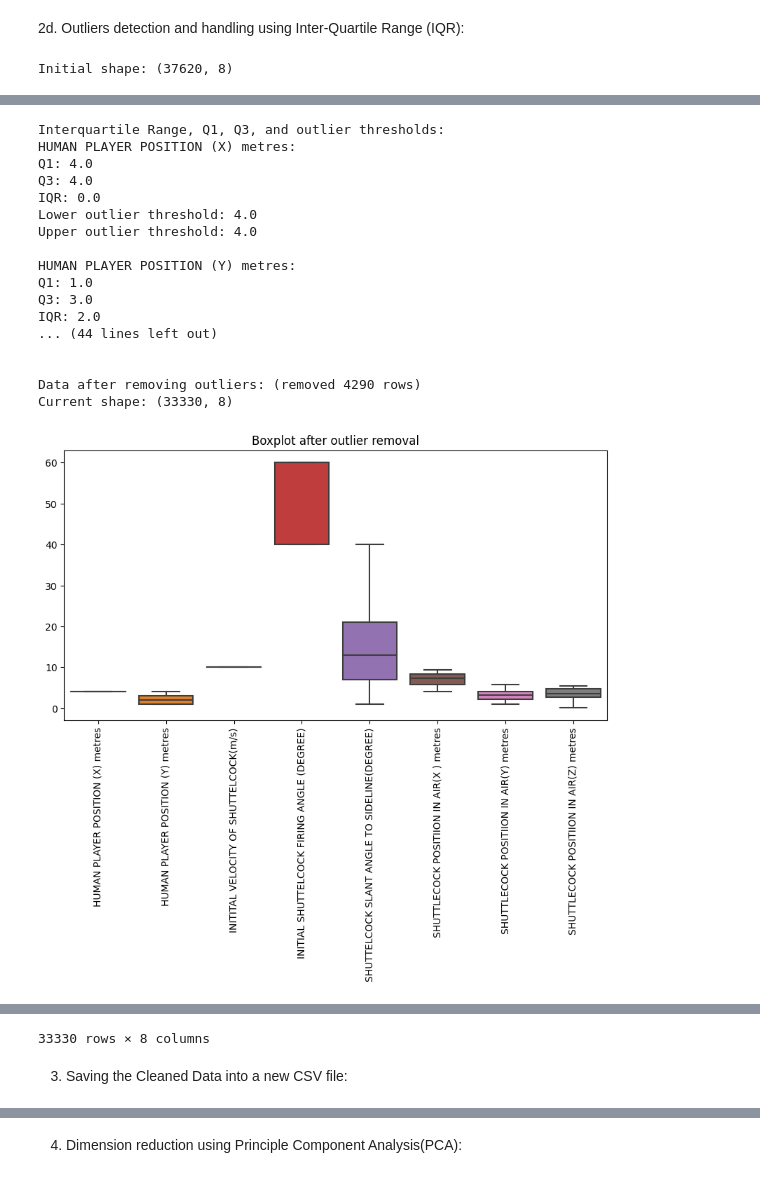
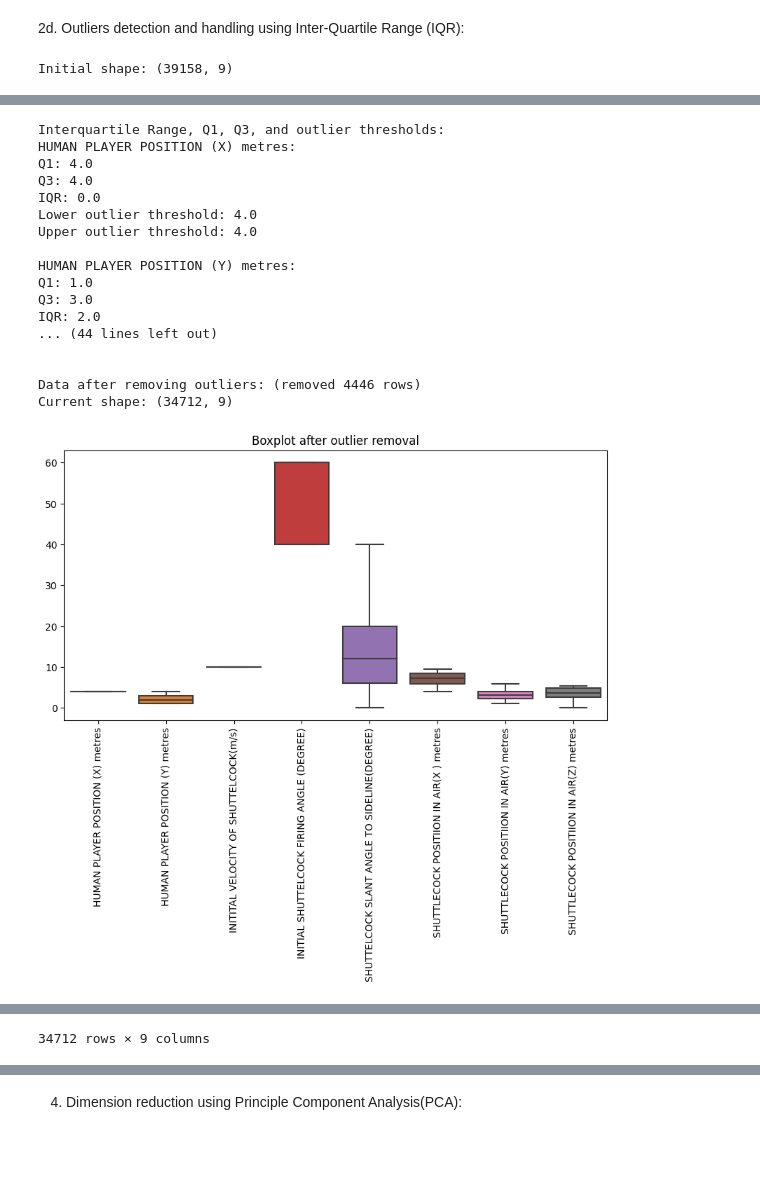
Before and after one commit to xunthongkkkkkk/DataAnalytics3005, a Jupyter notebook: data-preprocessing-badmintondata-jinwei/data-preprocessing-badmintondata.ipynb, the cells around one changed output, grey strips where cells are left out. Saved outputs shown, nothing was run; the diff lists cells and outputs as text; code cells hidden in the pictures; blank space fills up the shorter version.

Commit message:
1. Add SHOT_ID col, 2. Add OUT_OF_COURT_SHOT col, 3. Fix remove zero bugs.

```diff
--- a/data-preprocessing-badmintondata-jinwei/data-preprocessing-badmintondata.ipynb
+++ b/data-preprocessing-badmintondata-jinwei/data-preprocessing-badmintondata.ipynb
@@ -46,8 +41,0 @@ Initial shape: (72800, 8)
-# %%
-# Remove all the zeros and below zero
-df_pos = df[df > 0]
-removed_rows_zeros = df.shape[0] - df_pos.dropna().shape[0]
-df = df_pos.dropna()
-print(f"\nData after removing rows with zero and below values: (removed {removed_rows_zeros} rows)")
-print(f"Current shape: {df.shape}")
-df
@@ -124,17 +164,17 @@ print(f"\nInitial shape: {df.shape}")
 # Plotting before outlier removal
 plt.figure(figsize=(10,5))
 plt.title('Boxplot before outlier removal')
-sns.boxplot(data=df)
+sns.boxplot(data=df.iloc[:, 1:])  # Exclude the first column (SHOT_ID)
 plt.xticks(rotation=90)
 plt.show()
 
 # Calculate Q1, Q3, and IQR
-Q1 = df.quantile(0.25)
-Q3 = df.quantile(0.75)
+Q1 = df.iloc[:, 1:].quantile(0.25)  # Exclude the first column (SHOT_ID)
+Q3 = df.iloc[:, 1:].quantile(0.75)  # Exclude the first column (SHOT_ID)
 IQR = Q3 - Q1
 
 print("\nInterquartile Range, Q1, Q3, and outlier thresholds:")
-for col in df.columns:
+for col in df.columns[1:]:  # Exclude the first column (SHOT_ID)
     print(f"{col}:")
     print(f"Q1: {Q1[col]}")
     print(f"Q3: {Q3[col]}")
@@ -143,13 +183,13 @@ for col in df.columns:
     print(f"Upper outlier threshold: {Q3[col] + 1.5 * IQR[col]}\n")
 
 # Identify outlier rows before removing them
-outlier_mask = ((df < (Q1 - 1.5 * IQR)) | (df > (Q3 + 1.5 * IQR))).any(axis=1)
+outlier_mask = ((df.iloc[:, 1:] < (Q1 - 1.5 * IQR)) | (df.iloc[:, 1:] > (Q3 + 1.5 * IQR))).any(axis=1)
 
 # Create a dataframe of outliers
-df_outliers = df[outlier_mask]
+df_outliers = df[outlier_mask].copy()
 
-# Save to CSV
-df_outliers.to_csv("outliers.csv")
+# Save outliers to CSV
+df_outliers.to_csv("outliers.csv", index=False)
 
 # Filter out outliers
 df_no_outliers = df[~outlier_mask]
@@ -164,7 +204,7 @@ print(f"Current shape: {df_no_outliers.shape}")
 # Plotting after outlier removal
 plt.figure(figsize=(10,5))
 plt.title('Boxplot after outlier removal')
-sns.boxplot(data=df_no_outliers)
+sns.boxplot(data=df_no_outliers.iloc[:, 1:])  # Exclude the first column (SHOT_ID)
 plt.xticks(rotation=90)
 plt.show()
 
@@ -172,4 +212,4 @@ plt.show()
 df = df_no_outliers
 df
 # %% [output]
-Initial shape: (37620, 8)
+Initial shape: (39158, 9)
@@ -177,18 +217,18 @@ Initial shape: (37620, 8)
 Interquartile Range, Q1, Q3, and outlier thresholds:
 HUMAN PLAYER POSITION (X) metres:
 Q1: 4.0
 Q3: 4.0
 IQR: 0.0
 Lower outlier threshold: 4.0
 Upper outlier threshold: 4.0
 
 HUMAN PLAYER POSITION (Y) metres:
 Q1: 1.0
 Q3: 3.0
 IQR: 2.0
 ... (44 lines left out)
 
 
-Data after removing outliers: (removed 4290 rows)
-Current shape: (33330, 8)
+Data after removing outliers: (removed 4446 rows)
+Current shape: (34712, 9)
-[figure, old version]
+[figure, new version]
@@ -207,3 +247 @@ Current shape: (33330, 8)
-33330 rows × 8 columns
+34712 rows × 9 columns
-# %% [markdown]
-3. Saving the Cleaned Data into a new CSV file:
```
Also changed, not shown: parts of 13 cells of this notebook, 2 other files.
